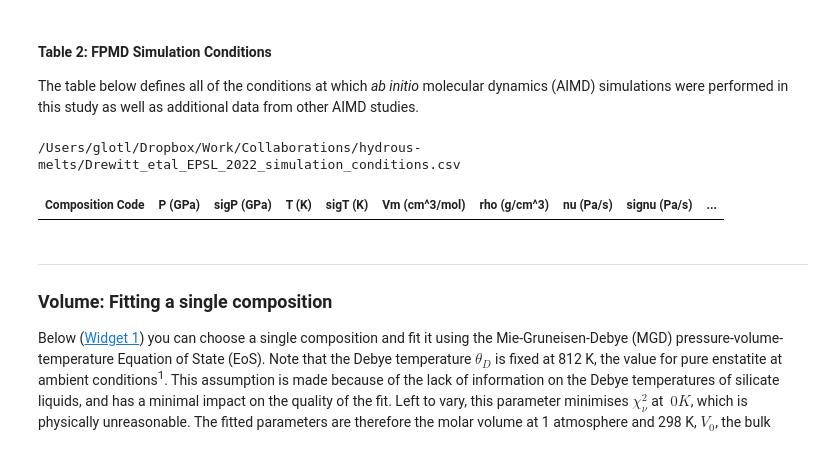
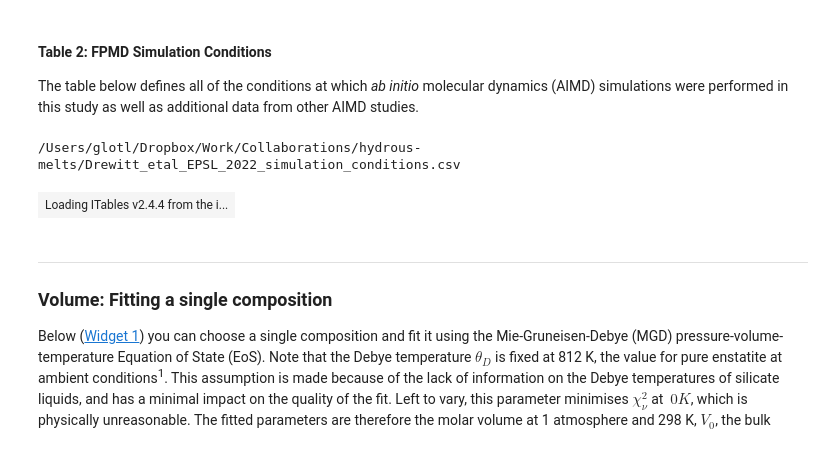
Before and after one commit to olivertlord/hydrous-melts, a Jupyter notebook: hydrous_melt_PVTX.ipynb, the cells around one changed output. Cells and saved outputs as stored; diff of their text form; code cells hidden in the pictures.

```diff
--- a/hydrous_melt_PVTX.ipynb
+++ b/hydrous_melt_PVTX.ipynb
@@ -214,16 +198,16 @@ The table below defines all of the conditions at which *ab initio* molecular dyn
 # %%
 # Extract simulation conditions from text file and present as a table
 PVTX_data = pd.read_csv('./PVTXu_data/simulated_PVTXu_data.csv')
 
 # Create link for user to download datatable and prepare filename and data
 file_str = 'Drewitt_etal_EPSL_2022_simulation_conditions.csv'
 PVTX_data.to_csv(file_str, index=True)
 display(FileLink(file_str))
 
-PVTX_data
+show(PVTX_data, scrollX=True, style="margin-left: 0; text-align: left; ")
 # %% [output]
 /Users/glotl/Dropbox/Work/Collaborations/hydrous-melts/Drewitt_etal_EPSL_2022_simulation_conditions.csv
-| Composition Code | P (GPa) | sigP (GPa) | T (K) | sigT (K) | Vm (cm^3/mol) | rho (g/cm^3) | nu (Pa/s) | signu (Pa/s) | ... |
+| Loading ITables v2.4.4 from the i... |
 # %%
 def extract_data(X, data_flag):
     """Given a composition code (e.g. X = 'En') and a flag (data_flag) extract_data returns
```
Also changed, not shown: parts of 21 cells of this notebook, 3 other files.
